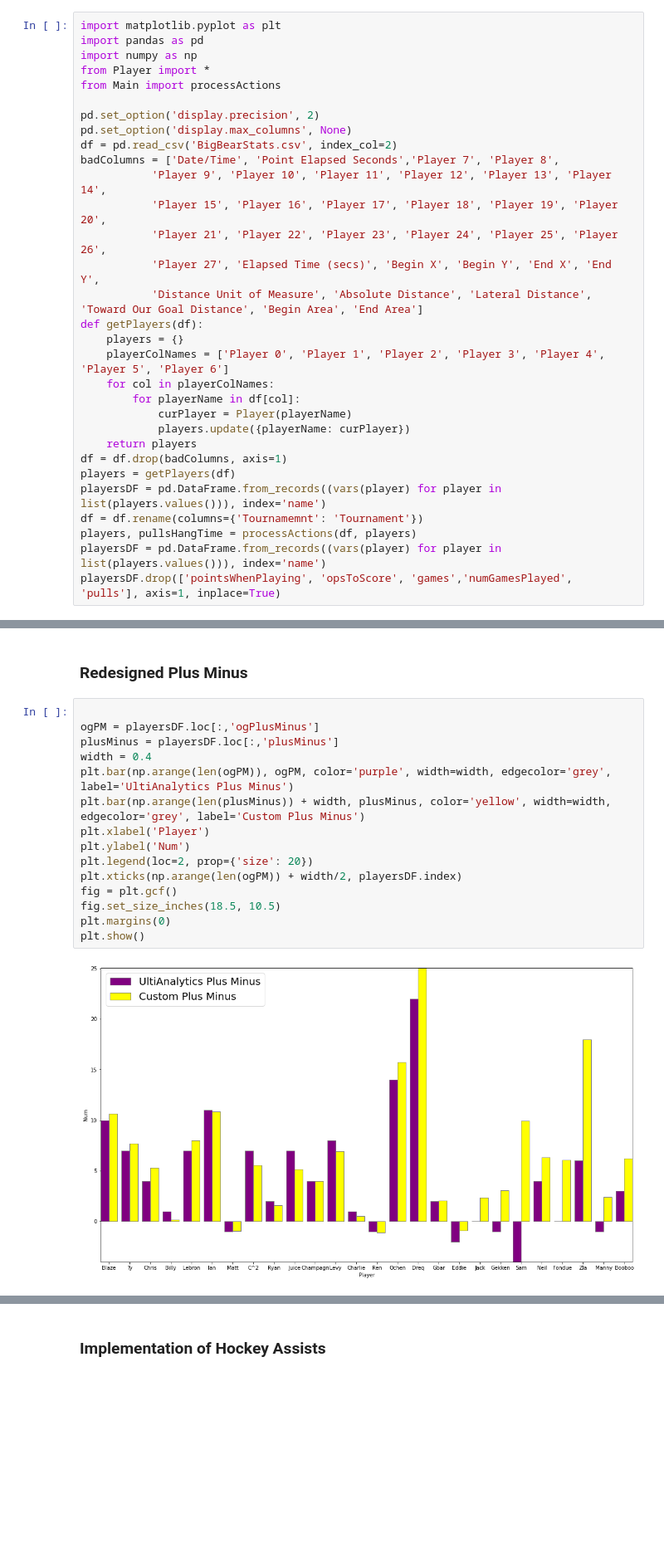
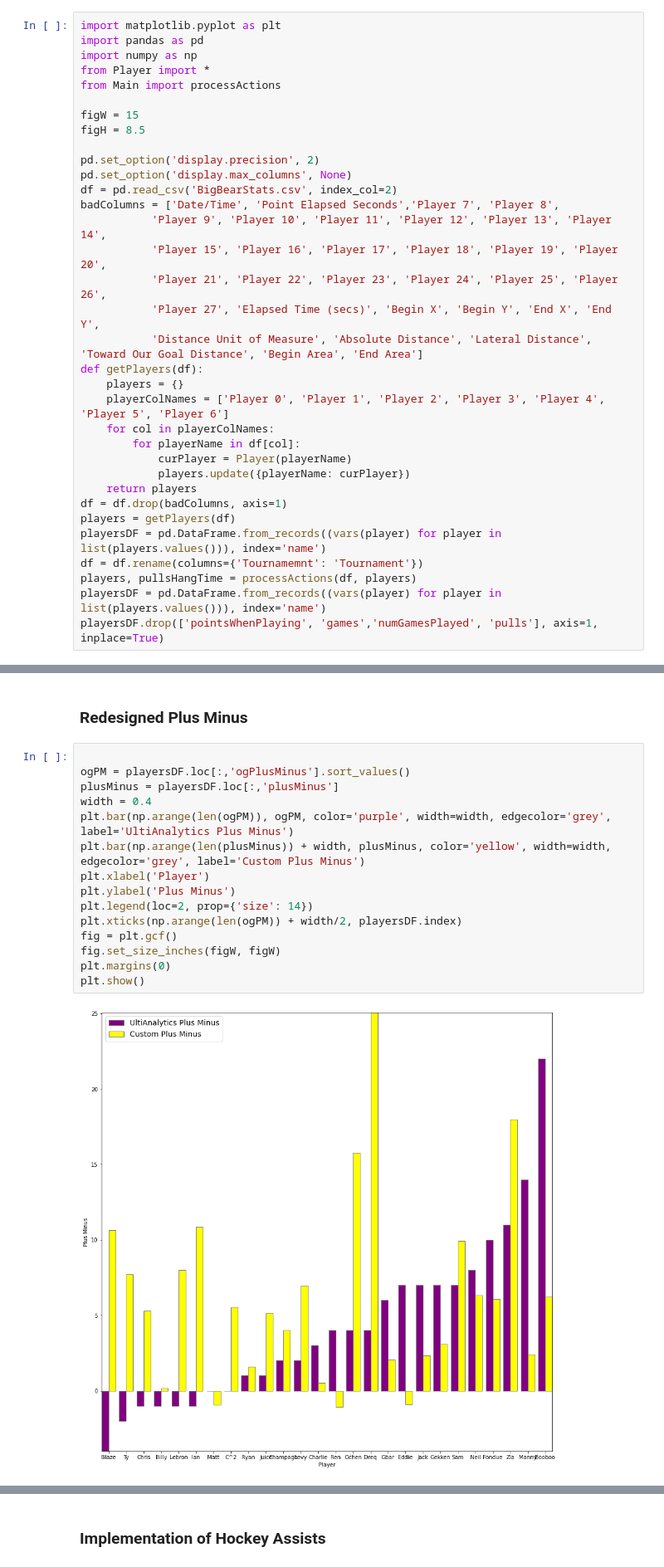
Before and after one commit to acohen89/BigBearStats, a Jupyter notebook: FinalProject.ipynb, the cells around one changed output, grey strips where cells are left out. Shown at 83% size. Cells and saved outputs as stored; diff of their text form; blank space fills up the shorter version.

```diff
--- a/FinalProject.ipynb
+++ b/FinalProject.ipynb
@@ -18,6 +18,9 @@ import pandas as pd
 import numpy as np
 from Player import *
 from Main import processActions
+
+figW = 15
+figH = 8.5
 
 pd.set_option('display.precision', 2)
 pd.set_option('display.max_columns', None)
@@ -42,7 +45,7 @@ playersDF = pd.DataFrame.from_records((vars(player) for player in list(players.v
 df = df.rename(columns={'Tournamemnt': 'Tournament'})
 players, pullsHangTime = processActions(df, players)
 playersDF = pd.DataFrame.from_records((vars(player) for player in list(players.values())), index='name')
-playersDF.drop(['pointsWhenPlaying', 'opsToScore', 'games','numGamesPlayed', 'pulls'], axis=1, inplace=True)
+playersDF.drop(['pointsWhenPlaying', 'games','numGamesPlayed', 'pulls'], axis=1, inplace=True)
 # %% [markdown]
 ### How Data is Processed
 
@@ -194,21 +197,21 @@ playersDF
 ### Redesigned Plus Minus
 # %%
 
-ogPM = playersDF.loc[:,'ogPlusMinus']
+ogPM = playersDF.loc[:,'ogPlusMinus'].sort_values()
 plusMinus = playersDF.loc[:,'plusMinus']
 width = 0.4
 plt.bar(np.arange(len(ogPM)), ogPM, color='purple', width=width, edgecolor='grey', label='UltiAnalytics Plus Minus')
 plt.bar(np.arange(len(plusMinus)) + width, plusMinus, color='yellow', width=width, edgecolor='grey', label='Custom Plus Minus')
 plt.xlabel('Player')
-plt.ylabel('Num')
-plt.legend(loc=2, prop={'size': 20})
+plt.ylabel('Plus Minus')
+plt.legend(loc=2, prop={'size': 14})
 plt.xticks(np.arange(len(ogPM)) + width/2, playersDF.index)
 fig = plt.gcf()
-fig.set_size_inches(18.5, 10.5)
+fig.set_size_inches(figW, figW)
 plt.margins(0)
 plt.show()
 # %% [output]
-[figure, old version]
+[figure, new version]
 # %% [markdown]
 The above graph compares the plus minus as calculated on *UltiAnalytics* and a newly formulated plus minus. The hope of this new plus minus is to give more weight to players being on a line in which a positive or negative action occurs. The differences are described below:
 
```
Also changed, not shown: parts of 8 cells of this notebook, 3 other files.
